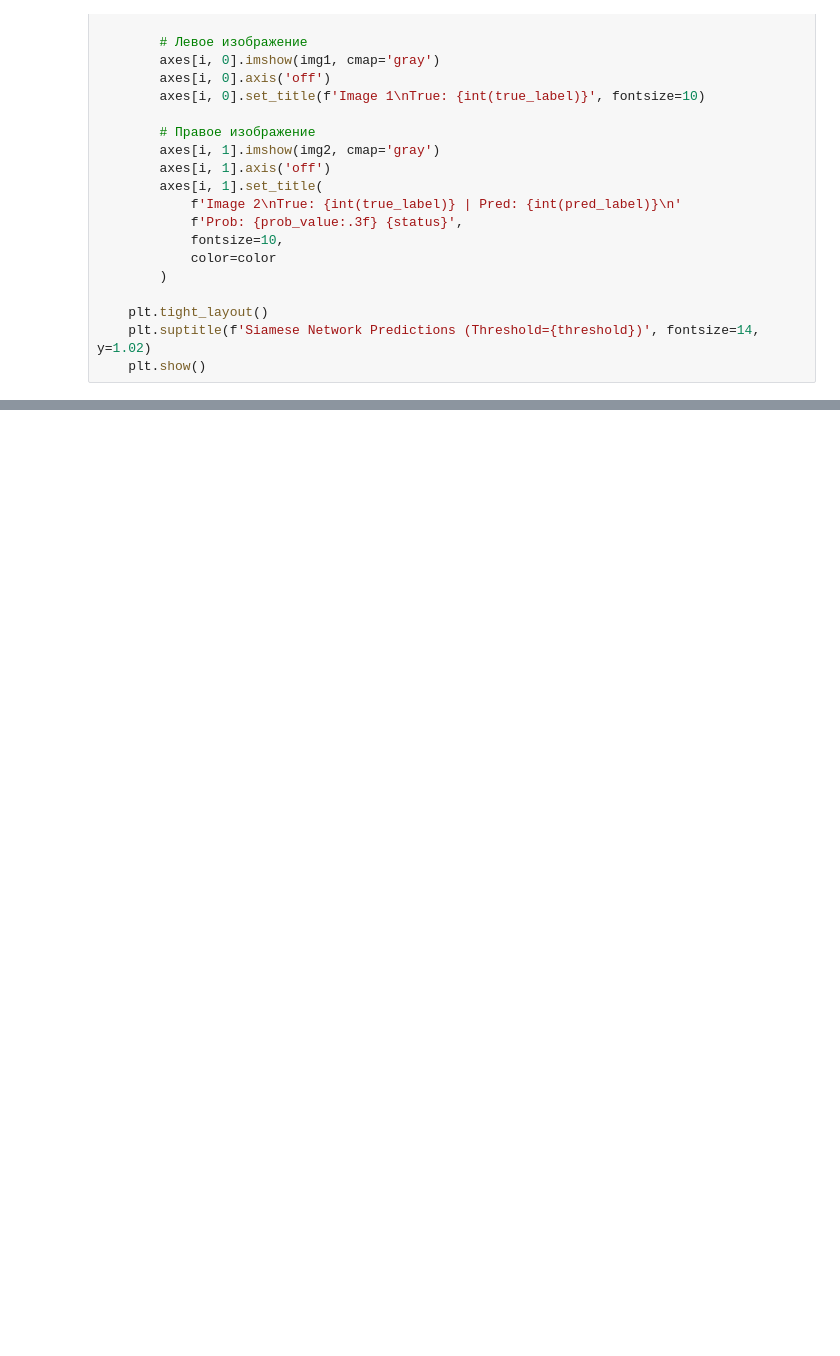
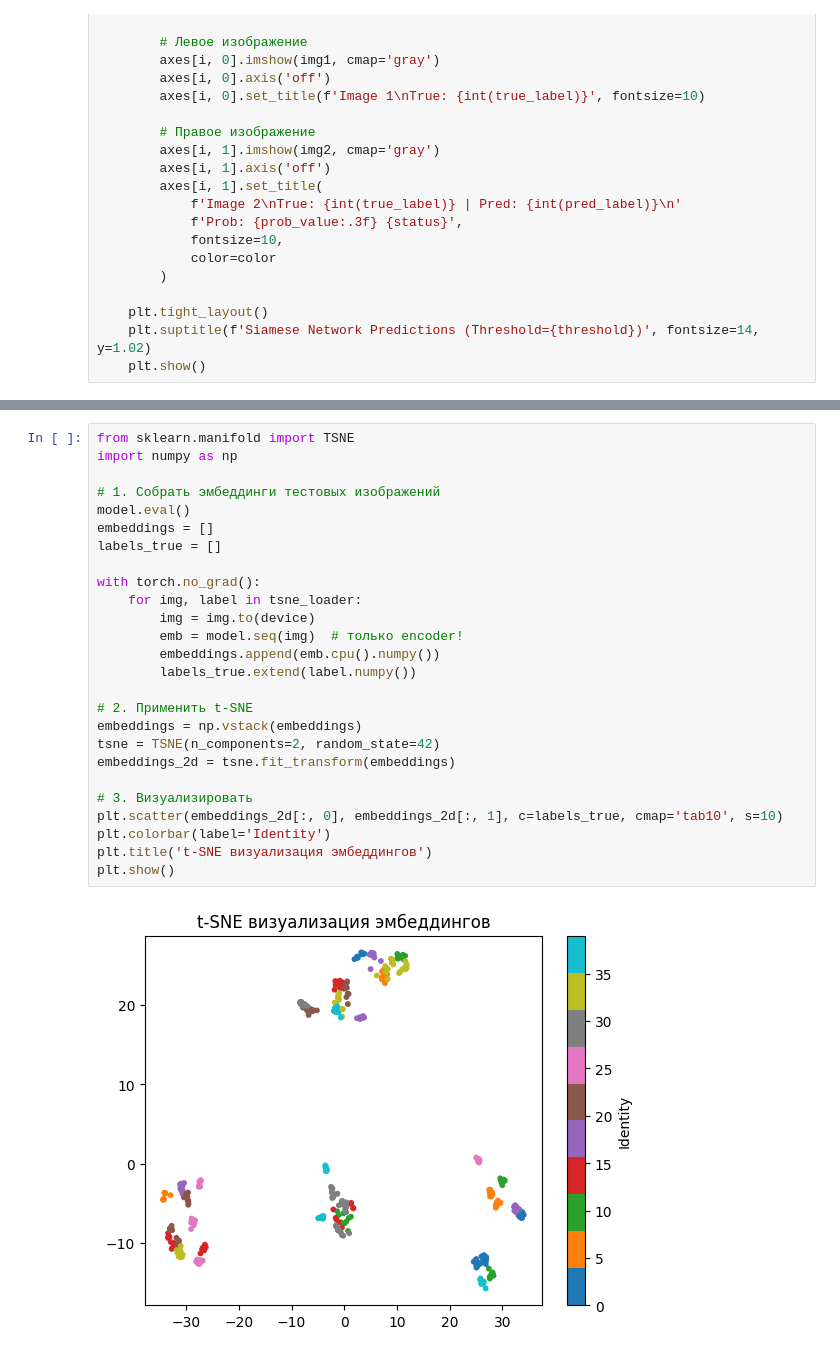
Before and after one commit to Suguru02/-, a Jupyter notebook: siamnet.ipynb, the cells around one changed output, grey strips where cells are left out. Drawn from its saved outputs; the diff is of its cells as text; blank space fills up the shorter version.

```diff
--- a/siamnet.ipynb
+++ b/siamnet.ipynb
@@ -319,0 +360,28 @@ visualize_pairs(val_loader=val_loader, model=model, device=device)
+# %%
+from sklearn.manifold import TSNE
+import numpy as np
+
+# 1. Собрать эмбеддинги тестовых изображений
+model.eval()
+embeddings = []
+labels_true = []
+
+with torch.no_grad():
+    for img, label in tsne_loader:
+        img = img.to(device)
+        emb = model.seq(img)  # только encoder!
+        embeddings.append(emb.cpu().numpy())
+        labels_true.extend(label.numpy())
+
+# 2. Применить t-SNE
+embeddings = np.vstack(embeddings)
+tsne = TSNE(n_components=2, random_state=42)
+embeddings_2d = tsne.fit_transform(embeddings)
+
+# 3. Визуализировать
+plt.scatter(embeddings_2d[:, 0], embeddings_2d[:, 1], c=labels_true, cmap='tab10', s=10)
+plt.colorbar(label='Identity')
+plt.title('t-SNE визуализация эмбеддингов')
+plt.show()
+# %% [output]
+[figure, added]
```
Also changed, not shown: parts of 14 cells of this notebook.
